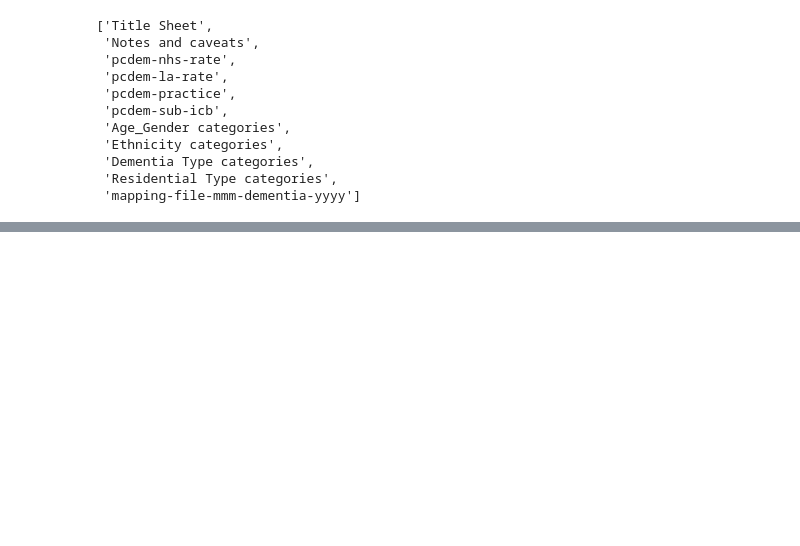
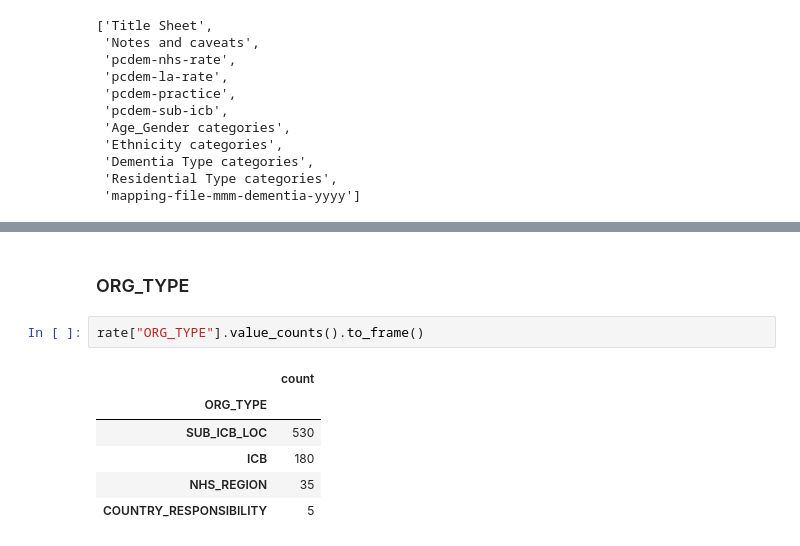
Before and after one commit to abdulrehmarnALI/dementia-atlas, a Jupyter notebook: pipeline/notebooks/00_june_2026_release_exploration.ipynb, the cells around one changed output, grey strips where cells are left out. Cells and saved outputs as stored; diff of their text form; blank space fills up the shorter version.

```diff
--- a/pipeline/notebooks/00_june_2026_release_exploration.ipynb
+++ b/pipeline/notebooks/00_june_2026_release_exploration.ipynb
@@ -222,0 +232,11 @@ display(xls.sheet_names)
+# %% [markdown]
+### ORG_TYPE
+# %%
+rate["ORG_TYPE"].value_counts().to_frame()
+# %% [output]
+|  | count |
+| ORG_TYPE |  |
+| SUB_ICB_LOC | 530 |
+| ICB | 180 |
+| NHS_REGION | 35 |
+| COUNTRY_RESPONSIBILITY | 5 |
```
Also changed, not shown: parts of 31 cells of this notebook, 1 other file.
